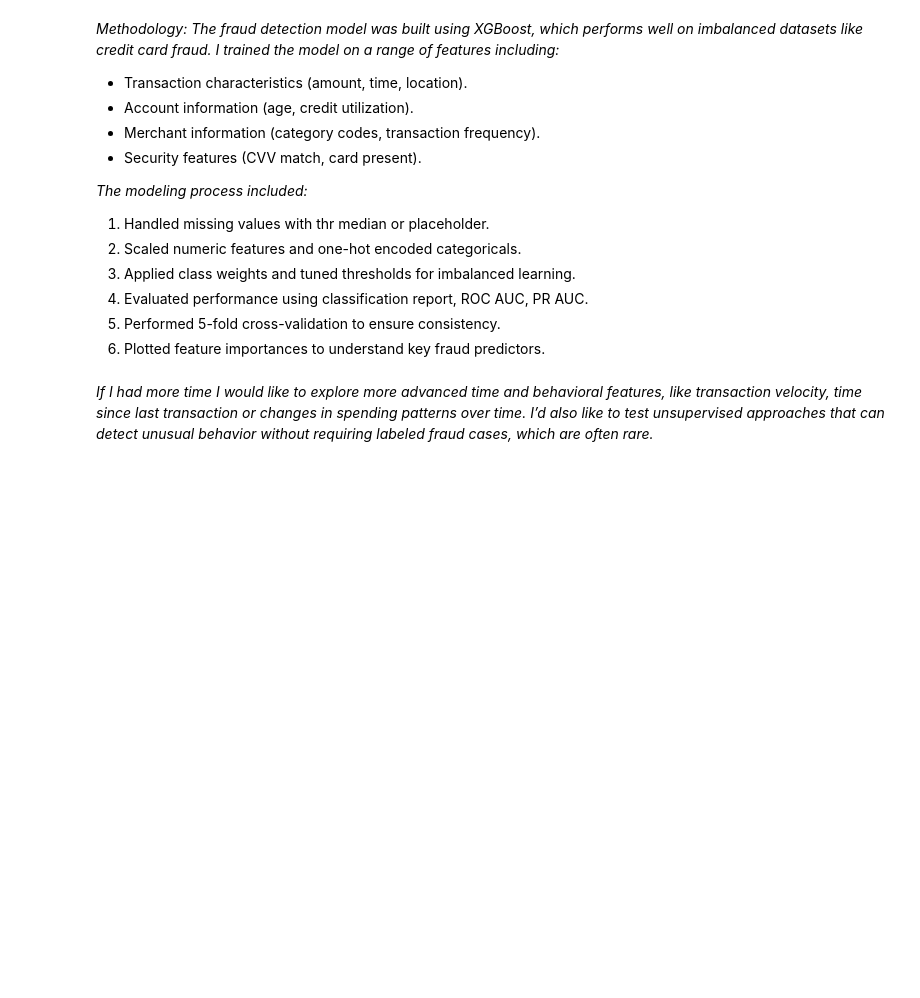
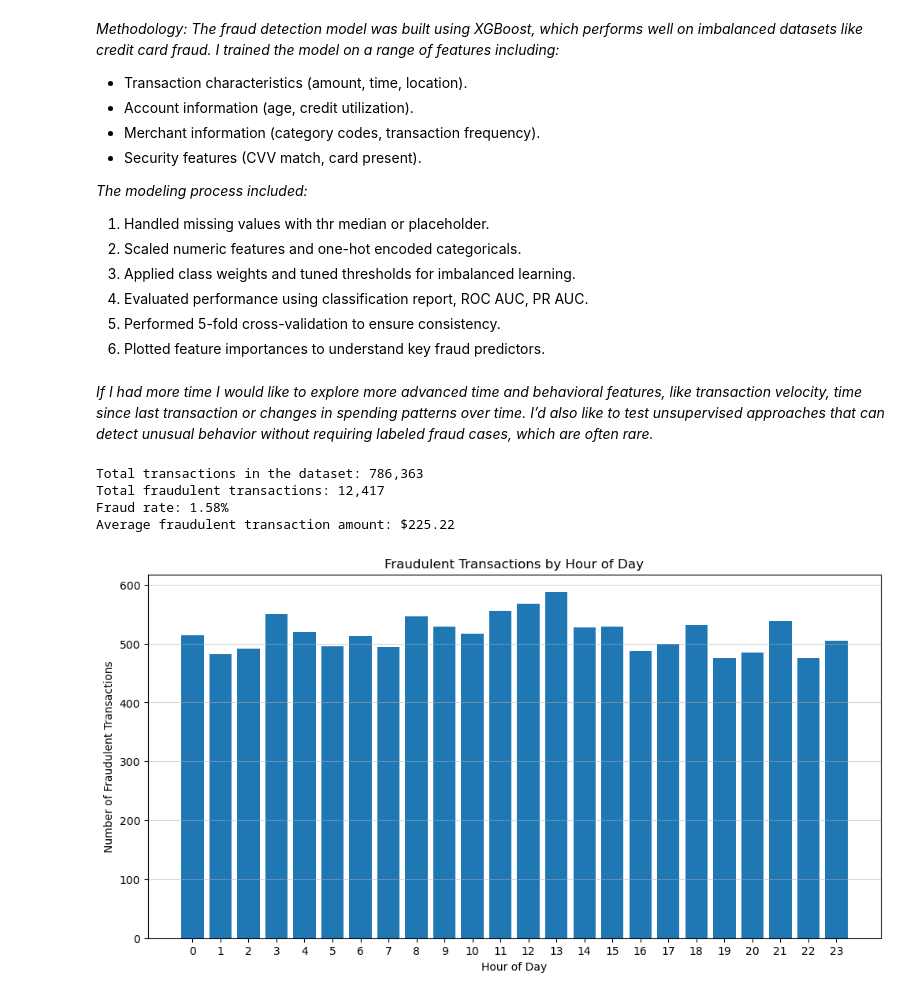
Before and after one commit to CassandraMaldonado/Deep-Dive-into-ML, a Jupyter notebook: Interview_Prep.ipynb, the cells around one changed output. Saved outputs shown, nothing was run; the diff lists cells and outputs as text; code cells hidden in the pictures; blank space fills up the shorter version.

```diff
--- a/Interview_Prep.ipynb
+++ b/Interview_Prep.ipynb
@@ -1026,3 +1026,38 @@ _The modeling process included:_
  6.	Plotted feature importances to understand key fraud predictors.
 # %% [markdown]
 _If I had more time I would like to explore more advanced time and behavioral features, like transaction velocity, time since last transaction or changes in spending patterns over time. I’d also like to test unsupervised approaches that can detect unusual behavior without requiring labeled fraud cases, which are often rare._
+# %%
+#Total Transactions
+total_transactions = len(df)
+print(f"Total transactions in the dataset: {total_transactions:,}")
+
+#Fraudulent Transactions: 220
+fraudulent_transactions = df['isFraud'].sum()
+print(f"Total fraudulent transactions: {fraudulent_transactions:,}")
+
+#Fraud Rate: 1.63%
+fraud_rate = (fraudulent_transactions / total_transactions) * 100
+print(f"Fraud rate: {fraud_rate:.2f}%")
+
+#Average Fraud Amount
+average_fraud_amount = df[df['isFraud']]['transactionAmount'].mean()
+print(f"Average fraudulent transaction amount: ${average_fraud_amount:.2f}")
+# %% [output]
+Total transactions in the dataset: 786,363
+Total fraudulent transactions: 12,417
+Fraud rate: 1.58%
+Average fraudulent transaction amount: $225.22
+# %%
+#Time-Based Fraud Pattern
+#Fraudulent transactions by hour
+fraud_by_hour = df[df['isFraud']]['transactionDateTime'].dt.hour.value_counts().sort_index()
+plt.figure(figsize=(12, 6))
+plt.bar(fraud_by_hour.index, fraud_by_hour.values)
+plt.title('Fraudulent Transactions by Hour of Day')
+plt.xlabel('Hour of Day')
+plt.ylabel('Number of Fraudulent Transactions')
+plt.xticks(range(24))
+plt.grid(axis='y', alpha=0.5)
+plt.show()
+# %% [output]
+[figure, added]
```
Also changed, not shown: parts of 5 cells of this notebook, 1 other file.
